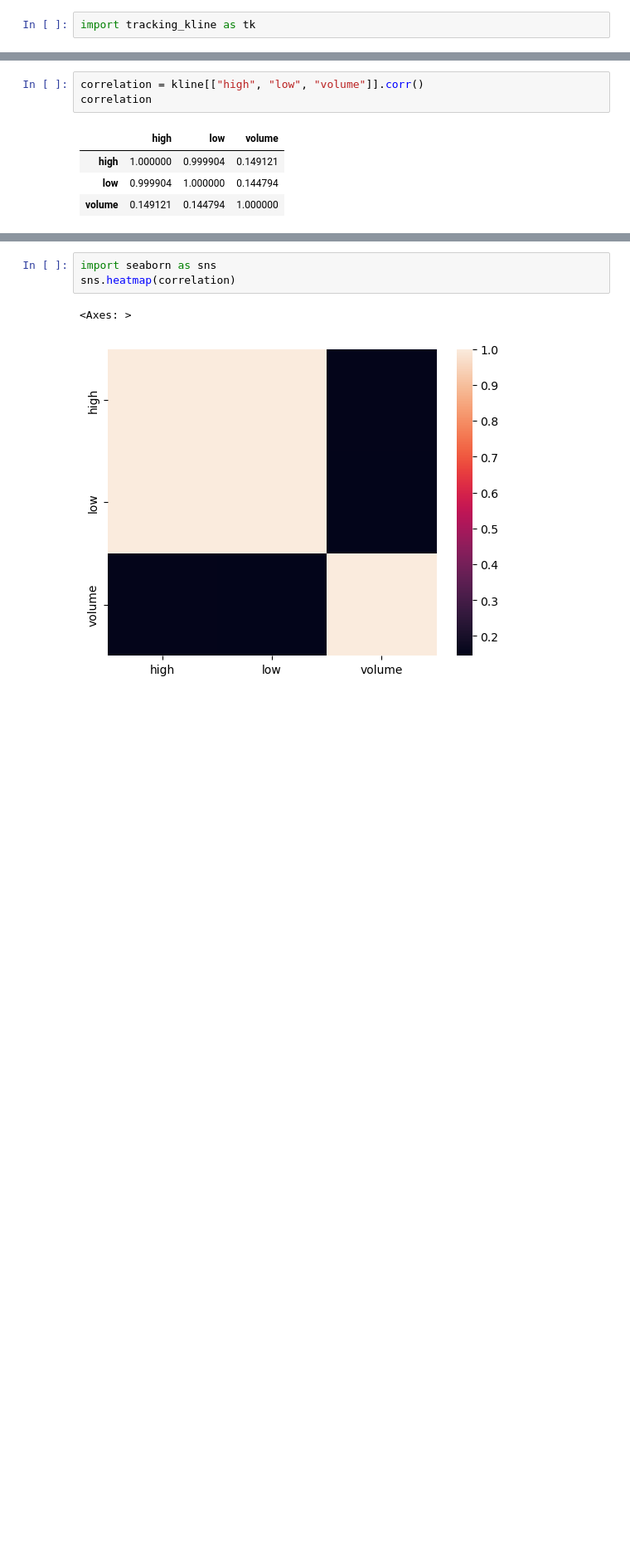
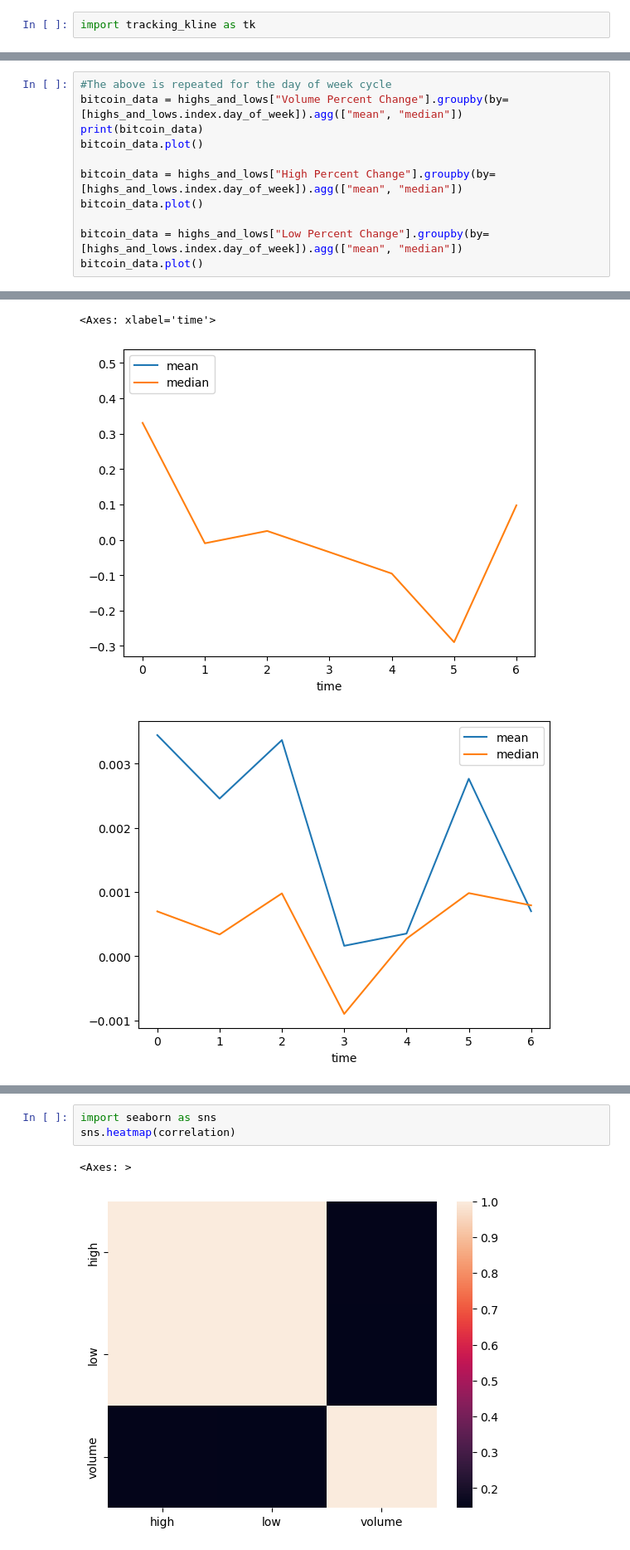
Before and after one commit to EllzBell/project1, a Jupyter notebook: HLVResults.ipynb, the cells around one changed output, grey strips where cells are left out. Shown at 83% size. Cells and saved outputs as stored; diff of their text form; blank space fills up the shorter version.

```diff
--- a/HLVResults.ipynb
+++ b/HLVResults.ipynb
@@ -198,8 +204,12 @@ time time
-# %%
-correlation = kline[["high", "low", "volume"]].corr()
-correlation
-# %% [output]
-|  | high | low | volume |
-| high | 1.000000 | 0.999904 | 0.149121 |
-| low | 0.999904 | 1.000000 | 0.144794 |
-| volume | 0.149121 | 0.144794 | 1.000000 |
+# %%
+#The above is repeated for the day of week cycle
+bitcoin_data = highs_and_lows["Volume Percent Change"].groupby(by=[highs_and_lows.index.day_of_week]).agg(["mean", "median"])
+print(bitcoin_data)
+bitcoin_data.plot()
+
+bitcoin_data = highs_and_lows["High Percent Change"].groupby(by=[highs_and_lows.index.day_of_week]).agg(["mean", "median"])
+bitcoin_data.plot()
+
+bitcoin_data = highs_and_lows["Low Percent Change"].groupby(by=[highs_and_lows.index.day_of_week]).agg(["mean", "median"])
+bitcoin_data.plot()
+# %% [output]
@@ -205,0 +225,3 @@ correlation
+<Axes: xlabel='time'>
+[figure, added]
+[figure, added]
```
Also changed, not shown: parts of 25 cells of this notebook.
